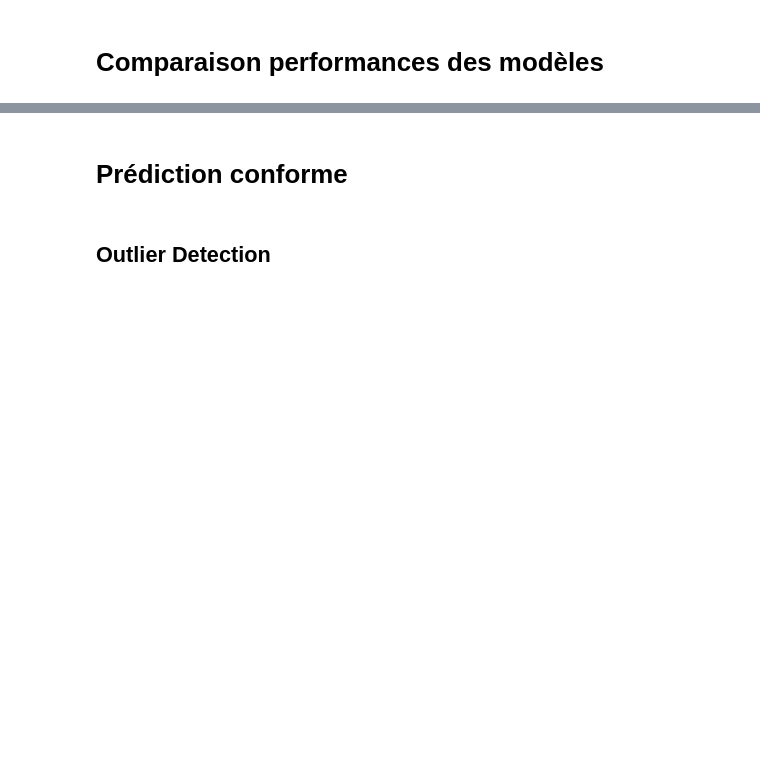
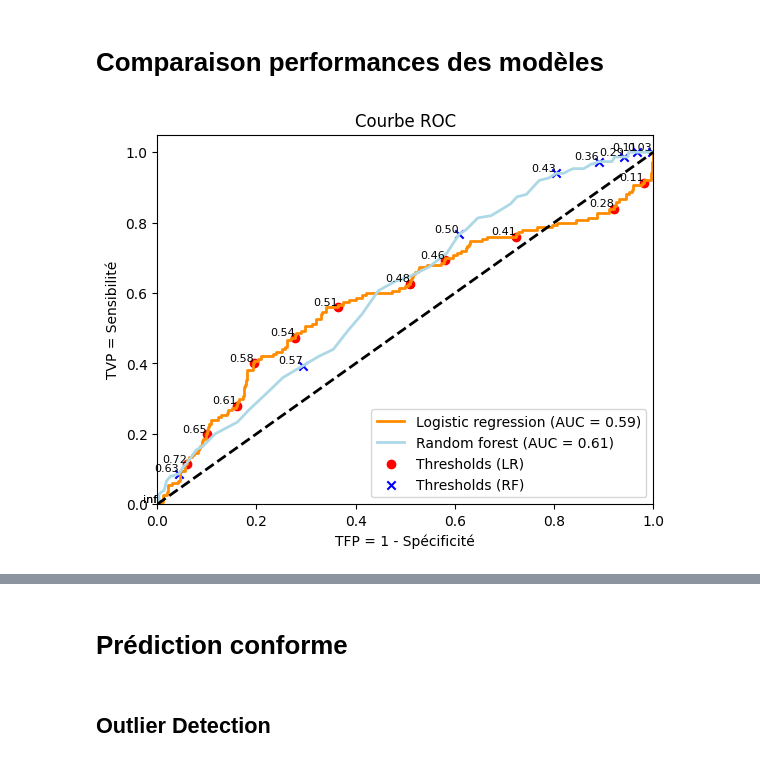
Before and after one commit to Krrcharles/Prediction-conforme-pour-les-donnees--analysee-par-Transformers, a Jupyter notebook: Code_stuart.ipynb, the cells around one changed output, grey strips where cells are left out. Drawn from its saved outputs; the diff is of its cells as text; code cells hidden in the pictures; blank space fills up the shorter version.

Commit message:
ajout graph mais outlier pas encore bon ...

```diff
--- a/Code_stuart.ipynb
+++ b/Code_stuart.ipynb
@@ -715,41 +728,43 @@ from sklearn.metrics import roc_curve, auc
 import matplotlib.pyplot as plt
 
 # Calculer le taux de faux positifs (FPR), le taux de vrais positifs (TPR) et les seuils
-fpr_lr, tpr_lr, thresholds = roc_curve(y_test, smx_lr[:, 1])
-fpr_rf, tpr_rf, thresholds = roc_curve(y_test, smx_rf[:, 1])
+fpr_lr, tpr_lr, thresholds_lr = roc_curve(y_test, smx_lr[:, 1])
+fpr_rf, tpr_rf, thresholds_rf = roc_curve(y_test, smx_rf[:, 1])
 # Calculer l'aire sous la courbe ROC (AUC)
 roc_auc_lr = auc(fpr_lr, tpr_lr)
 roc_auc_rf = auc(fpr_rf, tpr_rf)
 
 # Tracer la courbe ROC
 plt.figure()
 plt.plot(fpr_lr, tpr_lr, color='darkorange', lw=2, label='Logistic regression (AUC = %0.2f)' % roc_auc_lr)
 plt.plot(fpr_rf, tpr_rf, color='lightblue', lw=2, label='Random forest (AUC = %0.2f)' % roc_auc_rf)
 plt.plot([0, 1], [0, 1], color='black', lw=2, linestyle='--')
 
 # Afficher les points correspondant aux seuils avec un pas de 0.1
-threshold_indices_lr = [i for i, threshold in enumerate(thresholds_lr) if i % 10 == 0]
+threshold_indices_lr = [i for i, threshold in enumerate(thresholds_lr) if i % 20 == 0]
 threshold_indices_rf = [i for i, threshold in enumerate(thresholds_rf) if i % 10 == 0]
 
 plt.scatter(fpr_lr[threshold_indices_lr], tpr_lr[threshold_indices_lr], marker='o', color='red', label='Thresholds (LR)')
 plt.scatter(fpr_rf[threshold_indices_rf], tpr_rf[threshold_indices_rf], marker='x', color='blue', label='Thresholds (RF)')
 
 # Ajouter des annotations indiquant la valeur des seuils
 for i in threshold_indices_lr:
     plt.text(fpr_lr[i], tpr_lr[i], f'{thresholds_lr[i]:.2f}', fontsize=8, ha='right', va='bottom')
 
 for i in threshold_indices_rf:
     plt.text(fpr_rf[i], tpr_rf[i], f'{thresholds_rf[i]:.2f}', fontsize=8, ha='right', va='bottom')
 
 plt.xlim([0.0, 1.0])
 plt.ylim([0.0, 1.05])
 plt.xlabel('TFP = 1 - Spécificité')
 plt.ylabel('TVP = Sensibilité')
 plt.title('Courbe ROC')
 plt.legend(loc="lower right")
 plt.savefig("fig/classi/roc.png", bbox_inches='tight', dpi=300)
 plt.show()
 plt.close()
+# %% [output]
+[figure, added]
 # %%
 # Définition des seuils de classification pour lesquels on va calculer
 # les f1 scores
```
Also changed, not shown: parts of 7 cells of this notebook, 6 other files.
